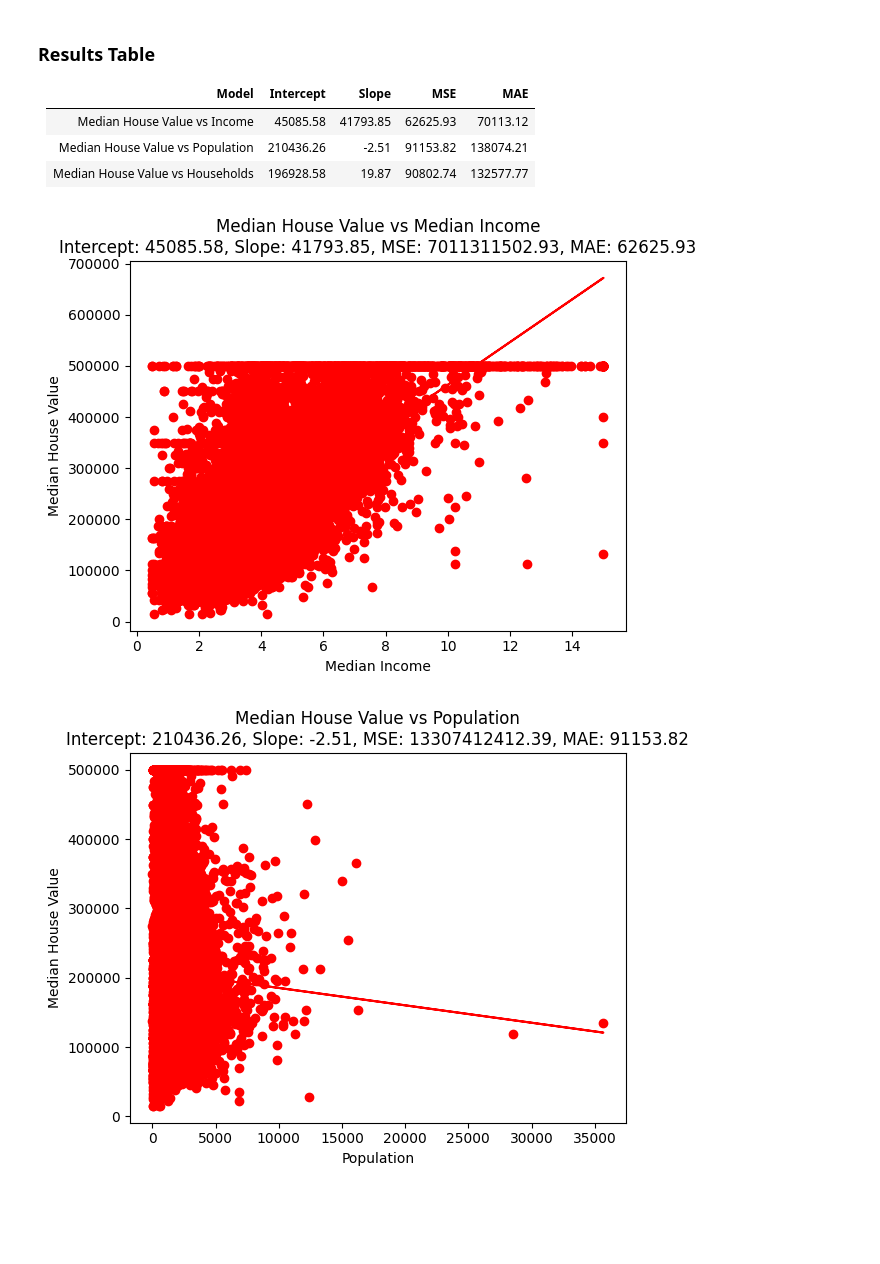
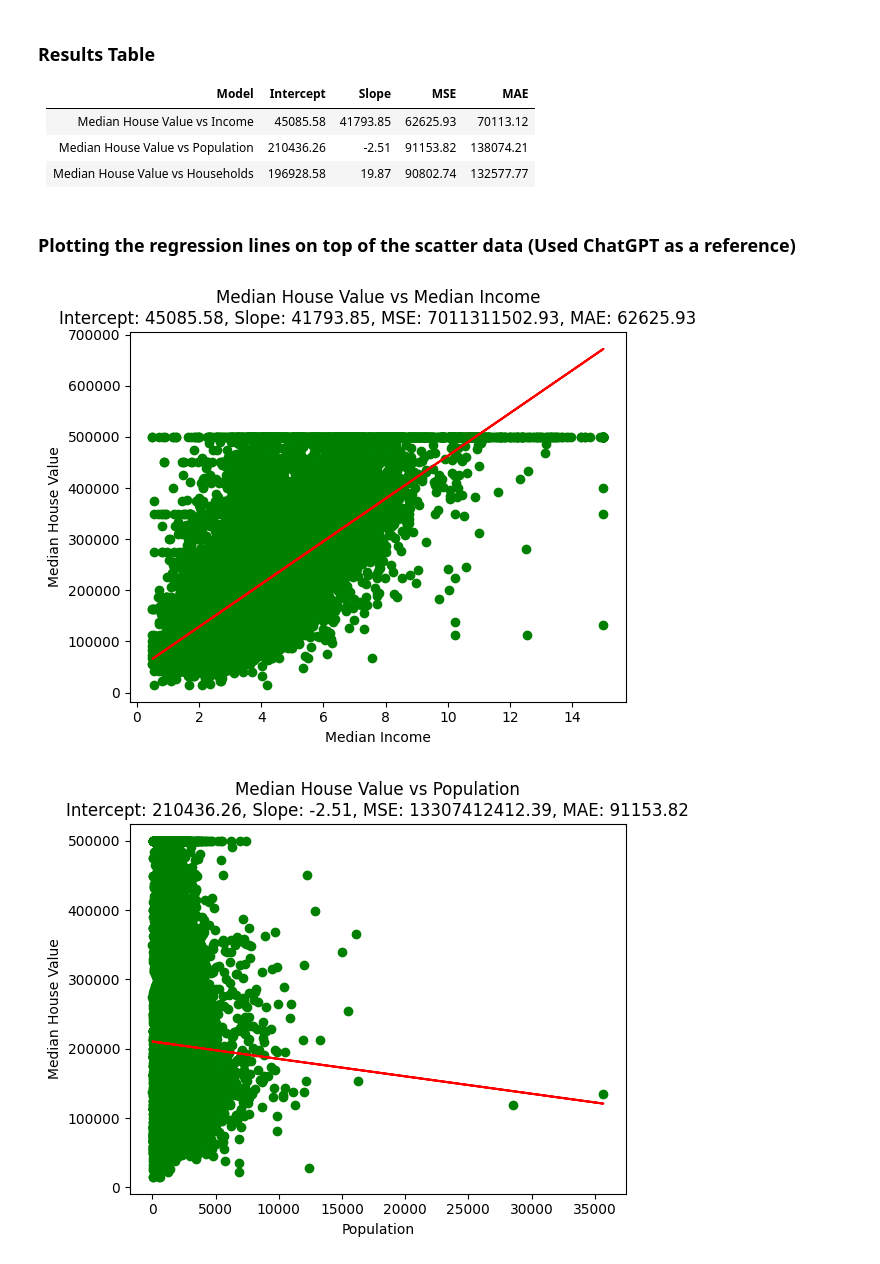
Before and after one commit to raj-patel-12/CSCN8010-labs, a Jupyter notebook: Practical_Lab_1.ipynb, the cells around one changed output. Cells and saved outputs as stored; diff of their text form; code cells hidden in the pictures; blank space fills up the shorter version.

```diff
--- a/Practical_Lab_1.ipynb
+++ b/Practical_Lab_1.ipynb
@@ -18,10 +18,10 @@ Below, we load the dataset into a Pandas DataFrame.
 import pandas as pd
 
 # Load the dataset into a Pandas DataFrame
-df = pd.read_csv("C:/Users/imraj/Desktop/conestoga/CSCN8010/datasets/housing.csv")
+housing = pd.read_csv("C:/Users/imraj/Desktop/conestoga/CSCN8010/datasets/housing.csv")
 
 # Show the first few rows of the dataset
-df.head()
+housing.head()
 # %% [output]
 |  | longitude | latitude | housing_median_age | total_rooms | total_bedrooms | population | households | ... |
 | 0 | -122.23 | 37.88 | 41.0 | 880.0 | 129.0 | 322.0 | 126.0 | ... |
@@ -104,7 +118,7 @@ We fitted three univariate linear regression models to analyze the relationships
 from sklearn.linear_model import LinearRegression
 from sklearn.metrics import mean_squared_error, mean_absolute_error
 
-# Function to fit and return the linear regression model
+# Wrote a Function to fit and return the linear regression model
 def linear_regression(X, y):
     model = LinearRegression()
     model.fit(X, y)
@@ -114,15 +128,15 @@ def linear_regression(X, y):
     return model.intercept_, model.coef_[0], mse, mae
 
 # Preparing the independent and dependent variables
-X_income = df[['median_income']]
-X_population = df[['population']]
-X_households = df[['households']]
-y = df['median_house_value']
+income_x = housing[['median_income']]
+population_x = housing[['population']]
+households_x = housing[['households']]
+y = housing['median_house_value']
 
 # Running linear regressions
-income_results = linear_regression(X_income, y)
-population_results = linear_regression(X_population, y)
-households_results = linear_regression(X_households, y)
+income_results = linear_regression(income_x, y)
+population_results = linear_regression(population_x, y)
+households_results = linear_regression(households_x, y)
 
 # Display the results
 
@@ -141,28 +155,29 @@ print(households_results)
 | Median House Value vs Income | 45085.58  | 41793.85 | 62625.93     | 70113.12   |
 | Median House Value vs Population | 210436.26 | -2.51   | 91153.82     | 138074.21  |
 | Median House Value vs Households | 196928.58 | 19.87   | 90802.74     | 132577.77  |
+# %% [markdown]
+### Plotting the regression lines on top of the scatter data (Used ChatGPT as a reference)
 # %%
-# Plotting the regression lines on top of the scatter data
 
-def plot_regression_line(X, y, intercept, slope, mse, mae, title, xlabel):
-    plt.scatter(X, y, color='red')
+def regression_line(X, y, intercept, slope, mse, mae, title, xlabel):
+    plt.scatter(X, y, color='green')
     plt.plot(X, intercept + slope * X, color='red') # Plot the regression line
     plt.title(f'{title}\nIntercept: {intercept:.2f}, Slope: {slope:.2f}, MSE: {mse:.2f}, MAE: {mae:.2f}')
     plt.xlabel(xlabel)
     plt.ylabel('Median House Value')
     plt.show()
 
 # Plot for Median House Value vs Income
-plot_regression_line(df['median_income'], y, income_results[0], income_results[1], income_results[2], income_results[3],
+regression_line(housing['median_income'], y, income_results[0], income_results[1], income_results[2], income_results[3],
                      'Median House Value vs Median Income', 'Median Income')
 
 # Plot for Median House Value vs Population
-plot_regression_line(df['population'], y, population_results[0], population_results[1], population_results[2], population_results[3],
+regression_line(housing['population'], y, population_results[0], population_results[1], population_results[2], population_results[3],
                      'Median House Value vs Population', 'Population')
 
 # Plot for Median House Value vs Number of Households
-plot_regression_line(df['households'], y, households_results[0], households_results[1], households_results[2], households_results[3],
+regression_line(housing['households'], y, households_results[0], households_results[1], households_results[2], households_results[3],
                      'Median House Value vs Number of Households', 'Number of Households')
 # %% [output]
-[figure, old version]
+[figure, new version]
-[figure, old version]
+[figure, new version]
```
Also changed, not shown: parts of 10 cells of this notebook.
